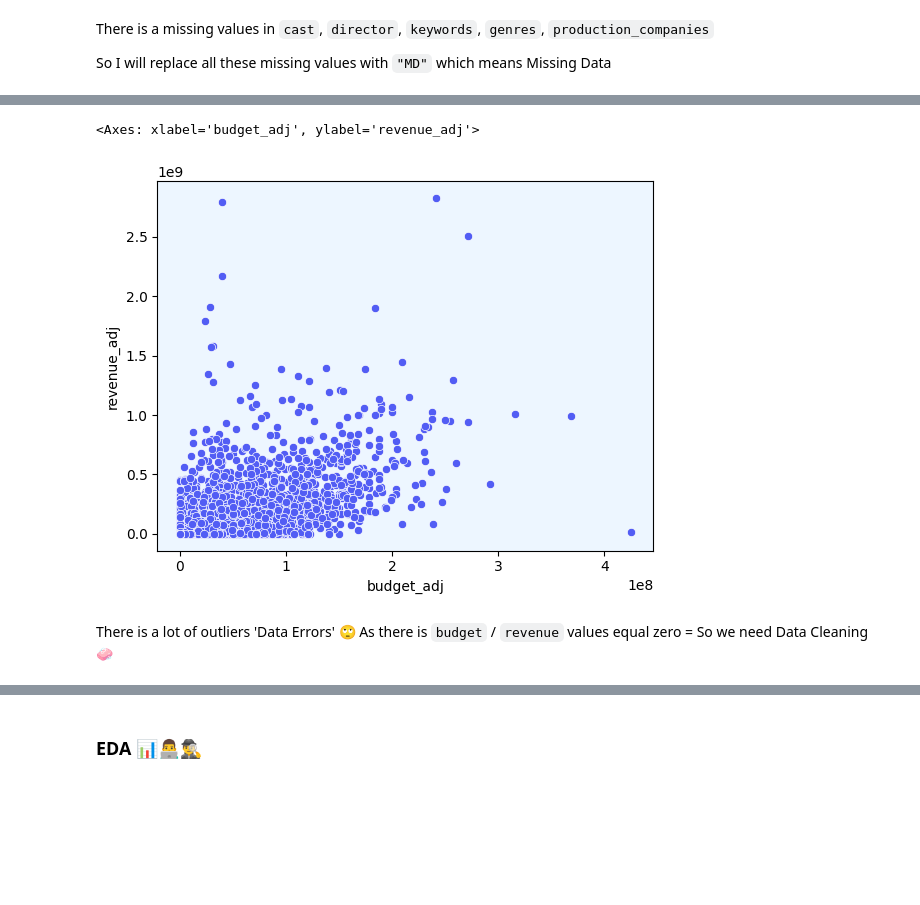
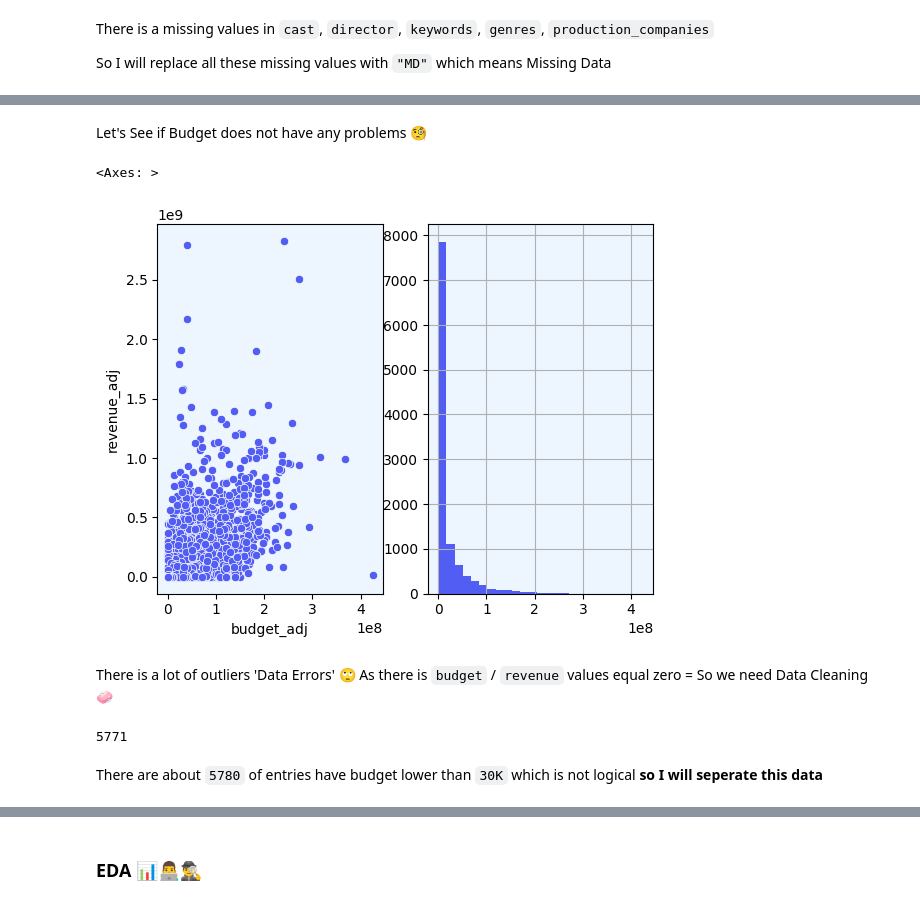
Before and after one commit to mszakii/DECI-L3-P1, a Jupyter notebook: project.ipynb, the cells around one changed output, grey strips where cells are left out. Cells and saved outputs as stored; diff of their text form; code cells hidden in the pictures; blank space fills up the shorter version.

```diff
--- a/project.ipynb
+++ b/project.ipynb
@@ -48,5 +62,5 @@ id, imdb_id, homepage, tagline, overview are not important let's drop them 🗑
 # %%
-data = data.drop(['id', 'imdb_id', 'homepage', 'tagline', 'overview'], axis=1)
+data = data.drop(['id', 'imdb_id', 'homepage', 'tagline', 'overview', "budget", "revenue"], axis=1)
 
-data
+data.head(6)
 # %% [output]
@@ -100,3 +98,5 @@ So I will replace all these missing values with `"MD"` which means Missing Data
+# %%
+data.fillna("MD", inplace=True)
 # %%
 data.isna().sum()
 # %% [output]
@@ -136,7 +118,18 @@ data[data["budget"] < 30000]
+# %% [markdown]
+Let's See if Budget does not have any problems 🧐
 # %%
+plt.subplot(1, 2, 1)
 sns.scatterplot(x = 'budget_adj', y = 'revenue_adj', data= data)
+plt.subplot(1, 2, 2)
+data["budget_adj"].hist(bins=25)
 # %% [output]
-<Axes: xlabel='budget_adj', ylabel='revenue_adj'>
+<Axes: >
-[figure, old version]
+[figure, new version]
 # %% [markdown]
 There is a lot of outliers 'Data Errors' 🙄 As there is `budget` / `revenue` values equal zero = So we need Data Cleaning 🧼
+# %%
+data[data["budget_adj"] < 30000]["budget_adj"].shape[0]
+# %% [output]
+5771
+# %% [markdown]
+There are about `5780` of entries have budget lower than `30K` which is not logical **so I will seperate this data**
```
Also changed, not shown: parts of 26 cells of this notebook.
